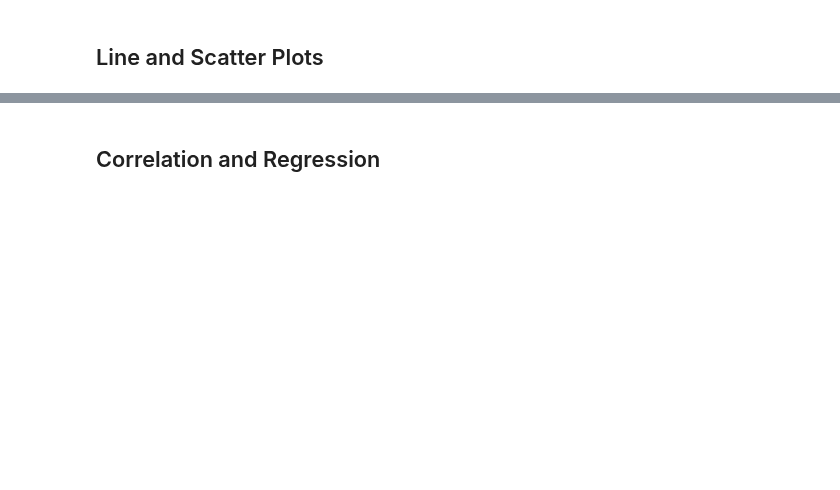
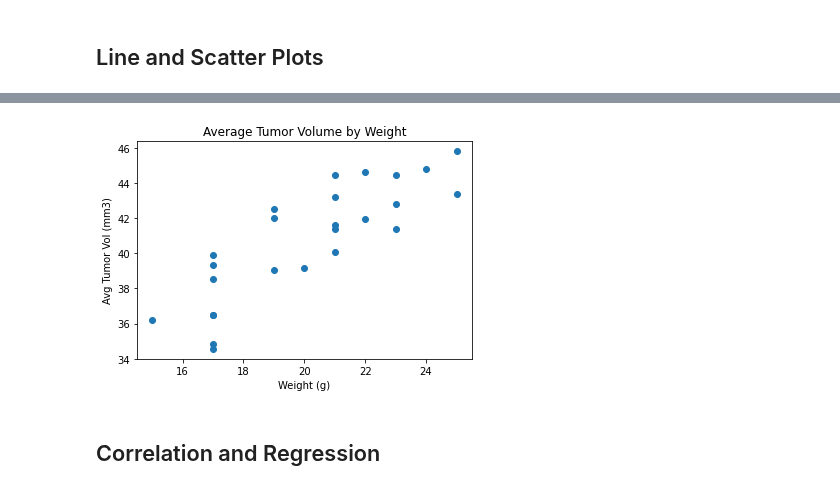
Before and after one commit to Munseaux/matplotlib-challenge, a Jupyter notebook: pymaceuticals.ipynb, the cells around one changed output, grey strips where cells are left out. Cells and saved outputs as stored; diff of their text form; code cells hidden in the pictures; blank space fills up the shorter version.

```diff
--- a/pymaceuticals.ipynb
+++ b/pymaceuticals.ipynb
@@ -206,2 +261,22 @@ fantastic_four_df
+# %%
+# Generate a scatter plot of average tumor volume vs. mouse weight for the Capomulin regimen
+cap_df = mice_df.loc[mice_df['Drug Regimen'] == 'Capomulin']
+
+cap_group_mouse = cap_df.groupby('Mouse ID')
+tumor_vol_mean = pd.DataFrame(cap_group_mouse['Tumor Volume (mm3)'].mean())
+tumor_vol_mean.reset_index(inplace=True)
+
+tumor_merge = pd.merge(cap_df, tumor_vol_mean, on='Mouse ID')
+tumor_merge = tumor_merge.drop_duplicates('Mouse ID')
+tumor_merge = tumor_merge.drop(['Tumor Volume (mm3)_x'], axis=1)
+tumor_merge.rename(columns={'Tumor Volume (mm3)_y': 'Average Tumor Volume (mm3)'}, inplace=True)
+
+plt.scatter(tumor_merge['Weight (g)'], tumor_merge['Average Tumor Volume (mm3)'])
+plt.xlabel('Weight (g)')
+plt.ylabel('Avg Tumor Vol (mm3)')
+plt.title('Average Tumor Volume by Weight')
+plt.show()
+# %% [output]
+[figure, added]
 # %% [markdown]
 ## Correlation and Regression
```
Also changed, not shown: parts of 8 cells of this notebook.
